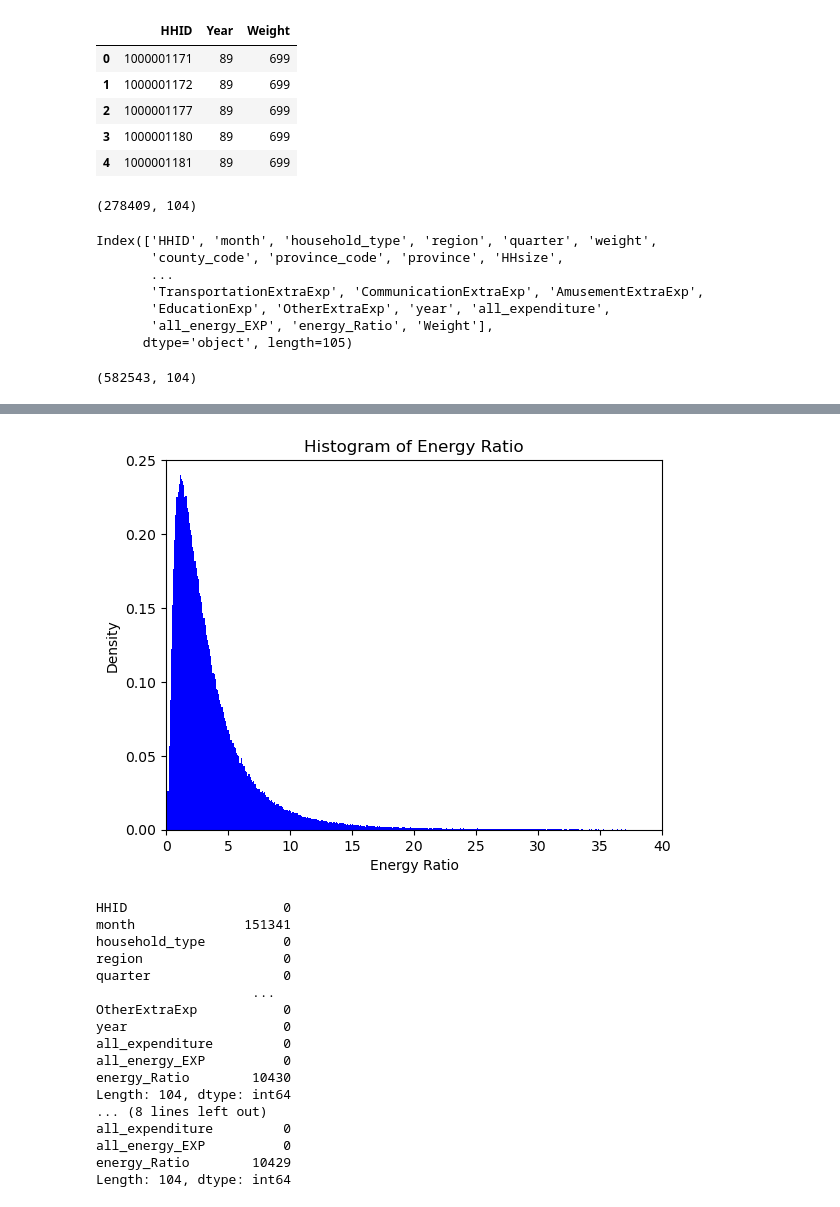
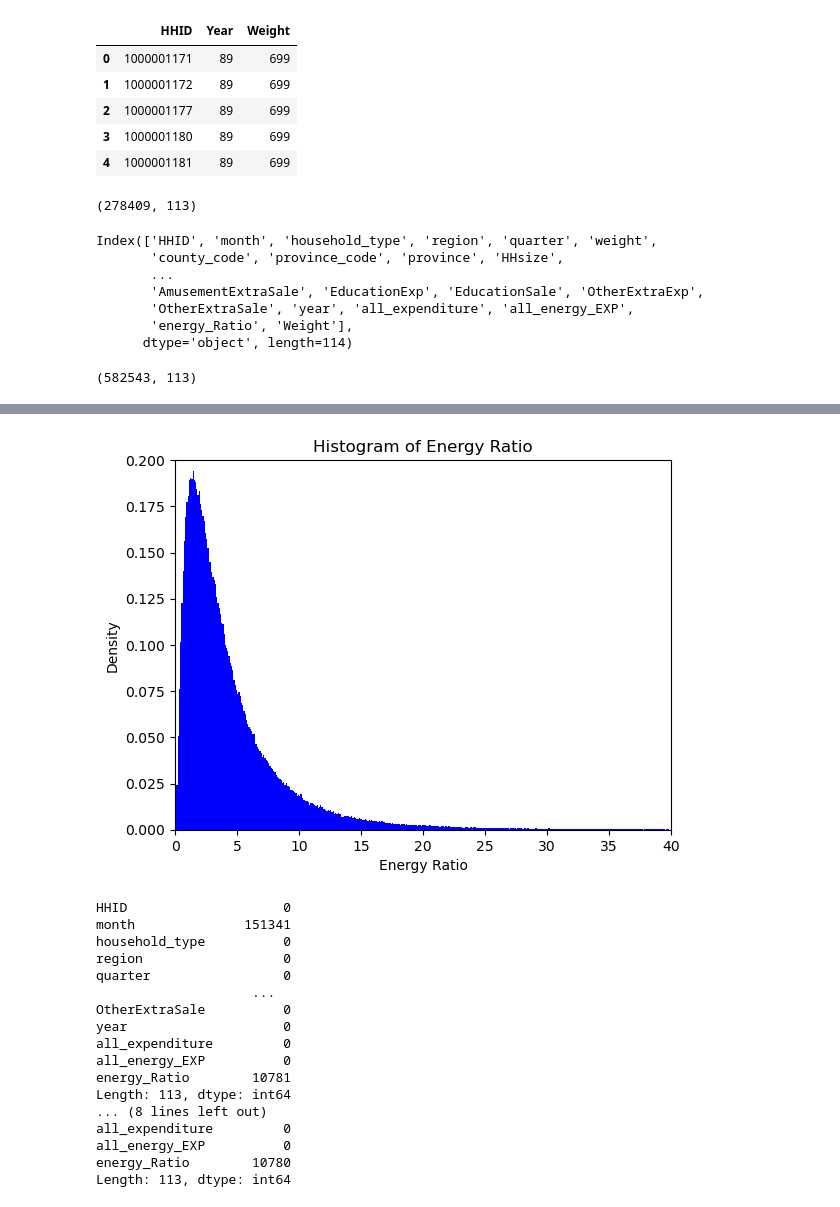
Before and after one commit to sinanarimani/HIES, a Jupyter notebook: merged/merged.ipynb, the cells around one changed output, grey strips where cells are left out. Cells and saved outputs as stored; diff of their text form; code cells hidden in the pictures.

Commit message:
revise the mortgage and add the sales separately

```diff
--- a/merged/merged.ipynb
+++ b/merged/merged.ipynb
@@ -192,9 +212,9 @@ merged["all_expenditure"] = (
     merged["HotelExp"]+
     merged["OtherExp"]+
     merged["RentExp"]+
-    merged["EstRent_ownerExp"]+
-    merged["EstRentExp"]+
-    #merged["MortgageExp"]+
+    #merged["EstRent_ownerExp"]+
+    #merged["EstRentExp"]+
+    merged["MortgageExp"]+
     merged["WaterExp"]+
     merged["Water_otherExp"]+
     merged["SewageExp"]+
@@ -264,5 +283,0 @@ Length: 104, dtype: int64
-# %%
-print((merged["FoodExp"]==0).sum())
-years = list(range(90, 99))+ [99] + list(range(1400, 1404))
-for year in years:
-    print(merged["FoodExp"].describe())
@@ -311,7 +308,7 @@ theirdf.head()
 # %%
 merged[merged["year"]< 96].shape
 # %% [output]
-(278409, 104)
+(278409, 113)
 # %%
 theirdf.rename(columns={
     "Year": "year"
@@ -322,17 +319,17 @@ print(merged.columns)
 Index(['HHID', 'month', 'household_type', 'region', 'quarter', 'weight',
        'county_code', 'province_code', 'province', 'HHsize',
        ...
-       'TransportationExtraExp', 'CommunicationExtraExp', 'AmusementExtraExp',
-       'EducationExp', 'OtherExtraExp', 'year', 'all_expenditure',
-       'all_energy_EXP', 'energy_Ratio', 'Weight'],
-      dtype='object', length=105)
+       'AmusementExtraSale', 'EducationExp', 'EducationSale', 'OtherExtraExp',
+       'OtherExtraSale', 'year', 'all_expenditure', 'all_energy_EXP',
+       'energy_Ratio', 'Weight'],
+      dtype='object', length=114)
 # %%
 merged.loc[merged["weight"].isna(), "weight"] = merged["Weight"]
 merged.drop(columns= ["Weight"], inplace = True)
 # %%
 merged.shape
 # %% [output]
-(582543, 104)
+(582543, 113)
 # %%
 years = list(range(89, 99))+ [99] + list(range(1400, 1404))
 for year in years:
@@ -357,14 +354,14 @@ The population in 1403 is 89746350.0
 # %%
 import matplotlib.pyplot as plt
 plt.hist(merged["energy_Ratio"], color="blue", density=True, bins=1000)
 plt.xlim(0, 40)
-plt.ylim(0, 0.25)
+plt.ylim(0, 0.2)
 plt.xlabel('Energy Ratio')
 plt.ylabel('Density')
 plt.title('Histogram of Energy Ratio')
 plt.show()
 # %% [output]
-[figure, old version]
+[figure, new version]
 # %%
 print(merged.isna().sum())
 cols = [
@@ -391,17 +388,17 @@ household_type          0
 region                  0
 quarter                 0
                     ...
-OtherExtraExp           0
+OtherExtraSale          0
 year                    0
 all_expenditure         0
 all_energy_EXP          0
-energy_Ratio        10430
-Length: 104, dtype: int64
+energy_Ratio        10781
+Length: 113, dtype: int64
 ... (8 lines left out)
 all_expenditure         0
 all_energy_EXP          0
-energy_Ratio        10429
-Length: 104, dtype: int64
+energy_Ratio        10780
+Length: 113, dtype: int64
 # %%
 #merged.to_pickle("merged")
 merged = pd.read_pickle("merged")
```
Also changed, not shown: parts of 6 cells of this notebook, 2 other files.
